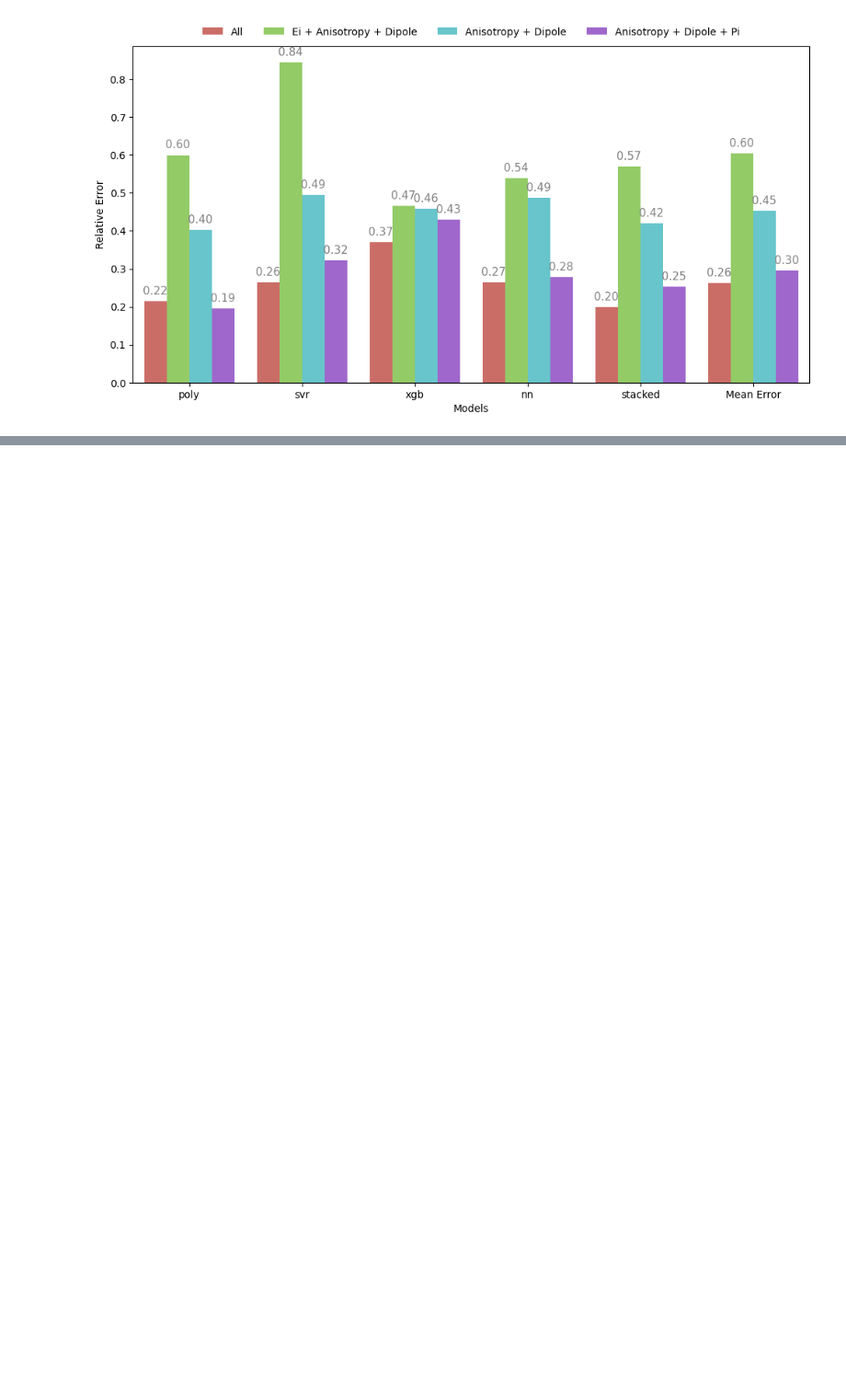
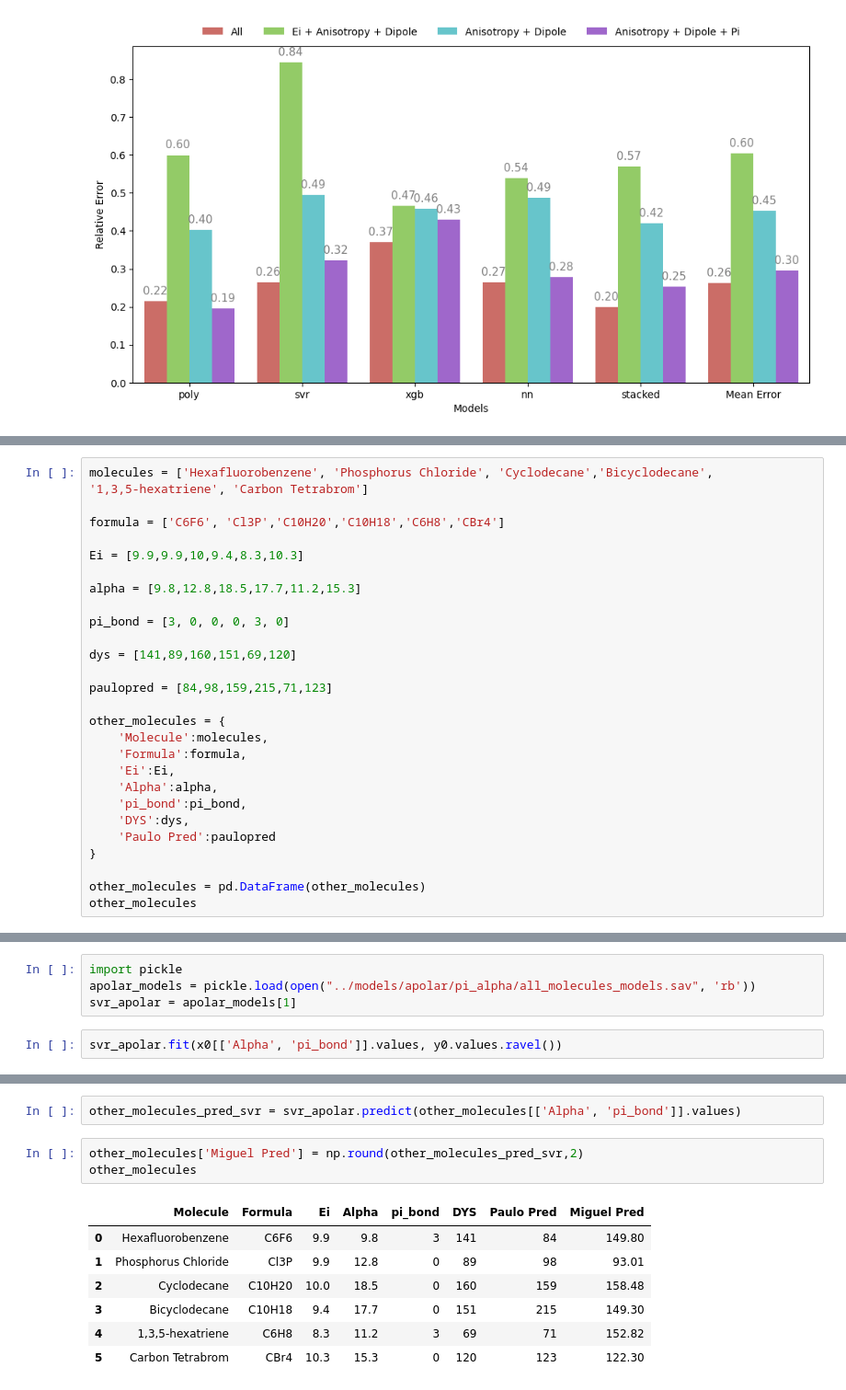
Before and after one commit to Miguilo/Master-Degree-Research, a Jupyter notebook: notebooks/Apolar Molecules/data_viz.ipynb, the cells around one changed output, grey strips where cells are left out. Shown at 92% size. Saved outputs shown, nothing was run; the diff lists cells and outputs as text; blank space fills up the shorter version.

Commit message:
Did some analysis on SVR predictions

```diff
--- a/notebooks/Apolar Molecules/data_viz.ipynb
+++ b/notebooks/Apolar Molecules/data_viz.ipynb
@@ -254,0 +271,28 @@ plot_all_fast_graphs(list_of_df_polar_apolar)
+# %%
+molecules = ['Hexafluorobenzene', 'Phosphorus Chloride', 'Cyclodecane','Bicyclodecane',
+'1,3,5-hexatriene', 'Carbon Tetrabrom']
+
+formula = ['C6F6', 'Cl3P','C10H20','C10H18','C6H8','CBr4']
+
+Ei = [9.9,9.9,10,9.4,8.3,10.3]
+
+alpha = [9.8,12.8,18.5,17.7,11.2,15.3]
+
+pi_bond = [3, 0, 0, 0, 3, 0]
+
+dys = [141,89,160,151,69,120]
+
+paulopred = [84,98,159,215,71,123]
+
+other_molecules = {
+    'Molecule':molecules,
+    'Formula':formula,
+    'Ei':Ei,
+    'Alpha':alpha,
+    'pi_bond':pi_bond,
+    'DYS':dys,
+    'Paulo Pred':paulopred
+}
+
+other_molecules = pd.DataFrame(other_molecules)
+other_molecules
@@ -254,0 +307,6 @@ plot_all_fast_graphs(list_of_df_polar_apolar)
+# %%
+import pickle
+apolar_models = pickle.load(open("../models/apolar/pi_alpha/all_molecules_models.sav", 'rb'))
+svr_apolar = apolar_models[1]
+# %%
+svr_apolar.fit(x0[['Alpha', 'pi_bond']].values, y0.values.ravel())
@@ -254,0 +325,13 @@ plot_all_fast_graphs(list_of_df_polar_apolar)
+# %%
+other_molecules_pred_svr = svr_apolar.predict(other_molecules[['Alpha', 'pi_bond']].values)
+# %%
+other_molecules['Miguel Pred'] = np.round(other_molecules_pred_svr,2)
+other_molecules
+# %% [output]
+|  | Molecule | Formula | Ei | Alpha | pi_bond | DYS | Paulo Pred | Miguel Pred |
+| 0 | Hexafluorobenzene | C6F6 | 9.9 | 9.8 | 3 | 141 | 84 | 149.80 |
+| 1 | Phosphorus Chloride | Cl3P | 9.9 | 12.8 | 0 | 89 | 98 | 93.01 |
+| 2 | Cyclodecane | C10H20 | 10.0 | 18.5 | 0 | 160 | 159 | 158.48 |
+| 3 | Bicyclodecane | C10H18 | 9.4 | 17.7 | 0 | 151 | 215 | 149.30 |
+| 4 | 1,3,5-hexatriene | C6H8 | 8.3 | 11.2 | 3 | 69 | 71 | 152.82 |
+| 5 | Carbon Tetrabrom | CBr4 | 10.3 | 15.3 | 0 | 120 | 123 | 122.30 |
```
Also changed, not shown: parts of 9 cells of this notebook.
